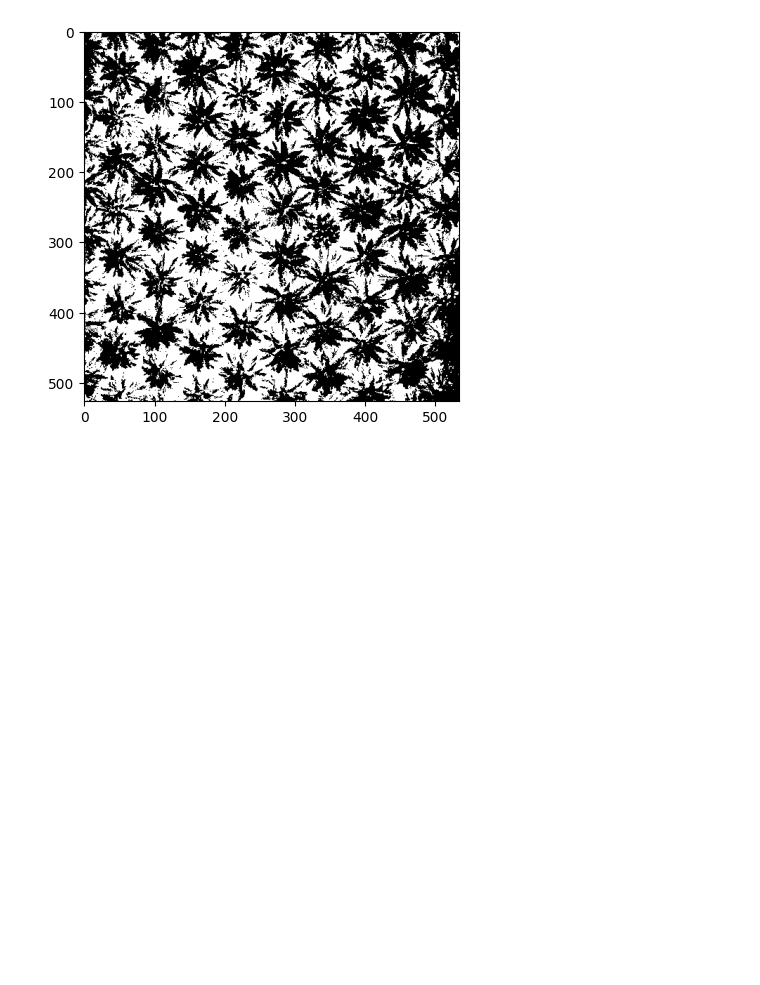
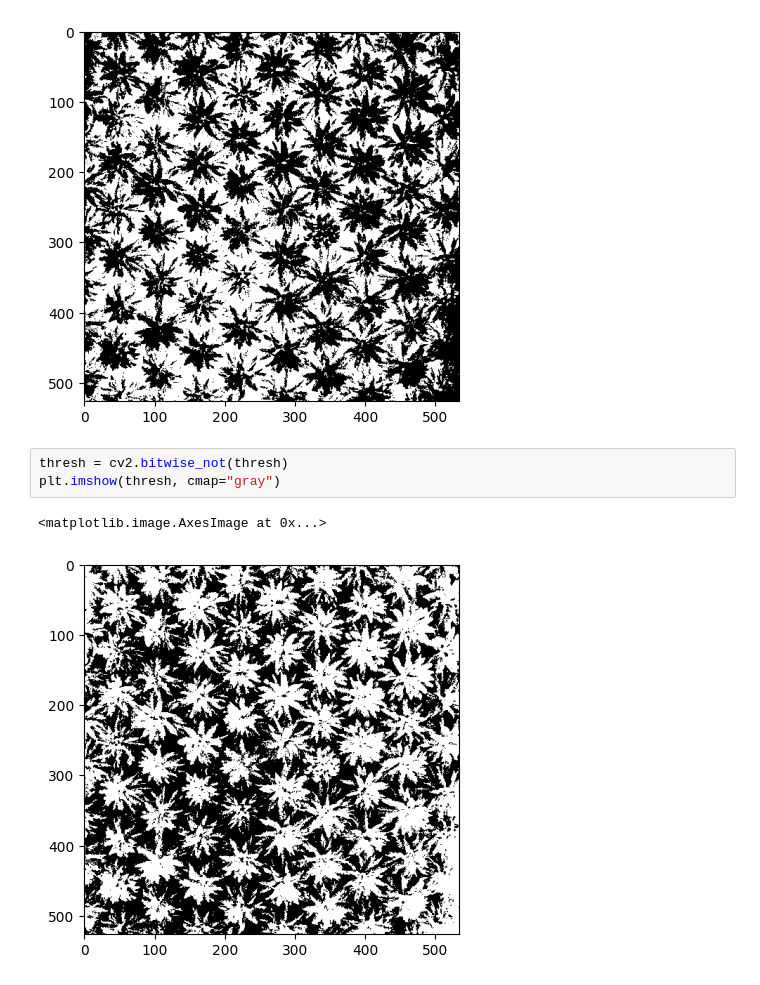
Before and after one commit to milka-246/Image_Processing, a Jupyter notebook: Lab_4/lab_4.ipynb, the cells around one changed output. Drawn from its saved outputs; the diff is of its cells as text; blank space fills up the shorter version.

```diff
--- a/Lab_4/lab_4.ipynb
+++ b/Lab_4/lab_4.ipynb
@@ -143,6 +143,12 @@ plt.imshow(thresh, cmap="gray")
 # %% [output]
 <matplotlib.image.AxesImage at 0x...>
 [figure]
+# %%
+thresh = cv2.bitwise_not(thresh)
+plt.imshow(thresh, cmap="gray")
+# %% [output]
+<matplotlib.image.AxesImage at 0x...>
+[figure, added]
 # %%
 dist = cv2.distanceTransform(thresh, cv2.DIST_L2, 5)
 plt.imshow(dist, cmap="gray")
```
Also changed, not shown: parts of 4 cells of this notebook, 1 other file.
